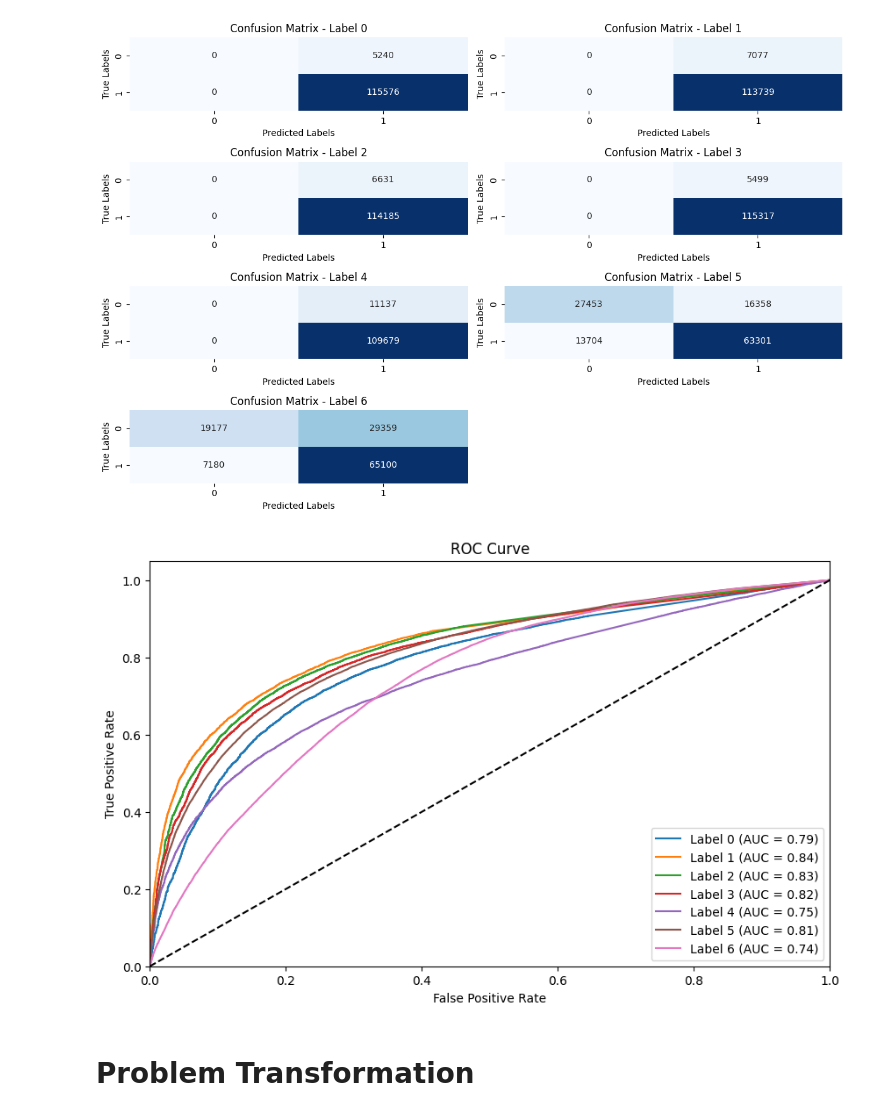
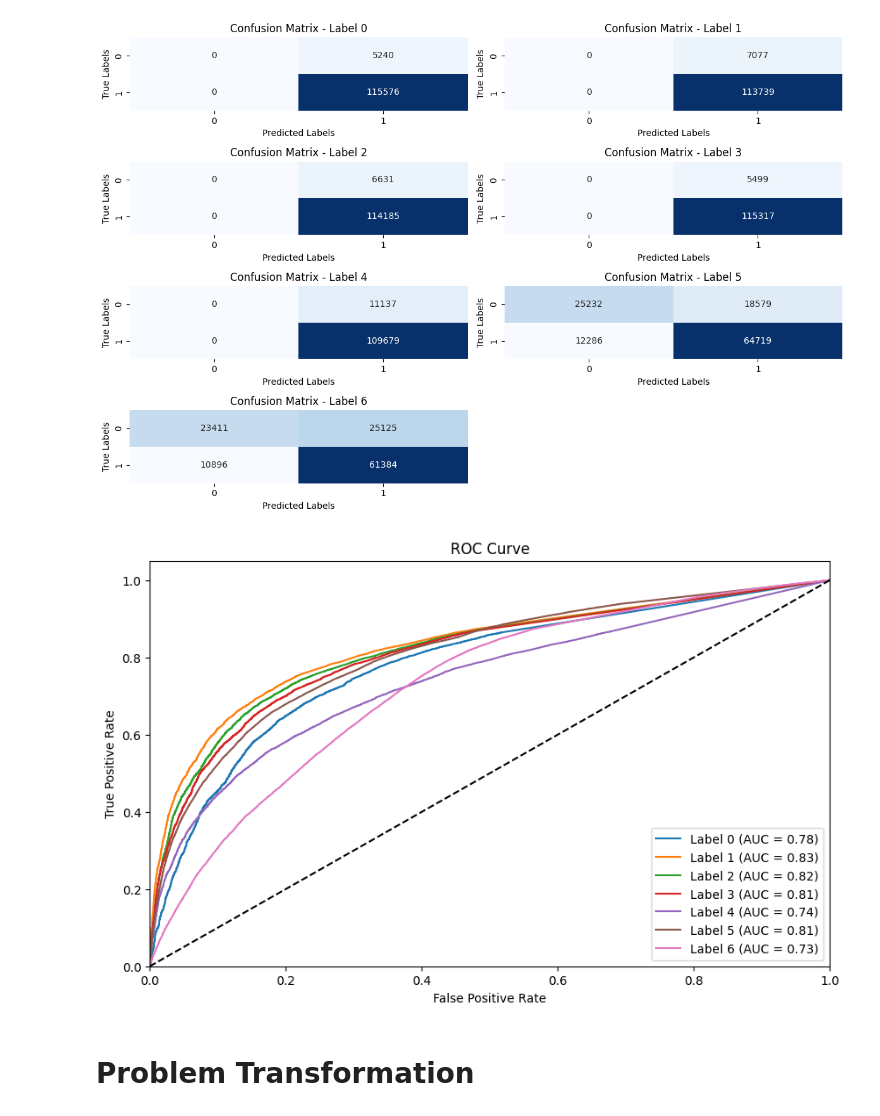
Before and after one commit to MRifqiFz/project-ednn, a Jupyter notebook: Code/DNN_Proposed_Model.ipynb, the cells around one changed output. Cells and saved outputs as stored; diff of their text form; code cells hidden in the pictures.

Commit message:
Update Dropout Layer

```diff
--- a/Code/DNN_Proposed_Model.ipynb
+++ b/Code/DNN_Proposed_Model.ipynb
@@ -368,8 +486,8 @@ class WeightedGaussianDropout(Layer):
     def get_config(self):
         config = super().get_config()
         config.update({
-            "arg1": self.mean,
-            "arg2": self.stddev,
+            "mean": self.mean,
+            "stddev": self.stddev,
         })
         return config
 # %%
@@ -415,26 +533,39 @@ class AdvancedDropout(tf.keras.layers.Layer):
 # %% [markdown]
 ## DNN Model
 # %%
-def ProposedModel(n_inputs, n_outputs):
+def ProposedModel(n_inputs, n_outputs, drop_layer='gauss'):
     inputLayer = Input(shape=(n_inputs,))
-    num_split = 10
+    num_split = 3
     x = Dense(num_split, activation='relu')(inputLayer)
     split = tf.split(x, num_or_size_splits=num_split, axis=-1)
     dropout_rate = 0.5
-    print(split[0])
-    do_layer = 'wgauss'
-    if do_layer == 'wgauss':
+    do_layer = drop_layer
+    if do_layer == 'gauss':
         dropout_output = [WeightedGaussianDropout(mean=0.5, stddev=0.9)(channel) for channel in split]
-    elif do_layer == 'wbern':
+    elif do_layer == 'bernoulli':
         dropout_output = [WeightedDropout(dropout_rate)(channel) for channel in split]
-    elif do_layer == 'adv':
+    elif do_layer == 'advanced':
         dropout_output = [AdvancedDropout(1)(channel) for channel in split]
+    elif do_layer == 'concrete':
+        dropout_output = [ConcreteDropout(Dense(1))(channel) for channel in split]
+    elif do_layer == 'variational':
+        dropout_output = [VariationalDropout()(channel) for channel in split]
+    elif do_layer == 'beta':
+        dropout_output = [BetaDropout()(channel) for channel in split]
+    elif do_layer == 'continuous':
+        dropout_output = [ContinuousDropout()(channel) for channel in split]
+    elif do_layer == 'information':
+        dropout_output = [InformationDropout()(channel) for channel in split]
+    elif do_layer == 'gaussoft':
+        dropout_output = [GaussianSoftDropout()(channel) for channel in split]
+    elif do_layer == 'laplace':
+        dropout_output = [LaplaceSoftDropout()(channel) for channel in split]
 
     concat = tf.concat(dropout_output, axis=-1)
     x = Dense(32, activation='relu')(concat)
     out = Dense(n_outputs, activation='sigmoid')(x)
     model = Model(inputs=inputLayer, outputs=out)
-    lossWeights = 10**-5
+    lossWeights = 0.25
     model.compile(loss='binary_crossentropy', optimizer='adam', metrics=['accuracy'], loss_weights=lossWeights)
 
     return model
@@ -444,6 +575,6 @@ if tf.test.gpu_device_name():
 else:
    print("Please install GPU version of TF")
 
-model = ProposedModel(26, 7)
+model = ProposedModel(26, 7, 'gauss')
 # %% [output]
 Default GPU Device: /device:GPU:0
@@ -494,7 +627,7 @@ y_pred = y_pred.round()
 ## Evaluation
 # %%
 for i in range(y_pred.shape[1]):
-    fpr, tpr, threshold = metrics.roc_curve(y_test[:, i], yprob[:, i])
+    fpr, tpr, threshold = roc_curve(y_test[:, i], yprob[:, i])
     roc_auc = metrics.auc(fpr, tpr)
     print(roc_auc)
 # %% [output]
@@ -572,23 +705,23 @@ plt.show()
 # %%
 plt.figure(figsize=(10, 6))
 roc_auc_per_label = dict()
 #predictions=preds
 for i in range(y.shape[1]):
-    fpr, tpr, _ = metrics.roc_curve(y_test[:, i], yprob[:, i])
-    roc_auc_per_label[i] = metrics.roc_auc_score(y_test[:, i], yprob[:, i])
+    fpr, tpr, _ = roc_curve(y_test[:, i], yprob[:, i])
+    roc_auc_per_label[i] = roc_auc_score(y_test[:, i], yprob[:, i])
     plt.plot(fpr, tpr, label='Label %d (AUC = %0.2f)' %
              (i, roc_auc_per_label[i]))
 # Plot ROC curve for each label
 plt.plot([0, 1], [0, 1], 'k--')
 plt.xlim([0.0, 1.0])
 plt.ylim([0.0, 1.05])
 plt.xlabel('False Positive Rate')
 plt.ylabel('True Positive Rate')
 plt.title('ROC Curve')
 plt.legend(loc='lower right')
 plt.show()
 # %% [output]
-[figure, old version]
+[figure, new version]
 # %% [markdown]
 # Problem Transformation
 # %% [markdown]
```
Also changed, not shown: parts of 14 cells of this notebook.
